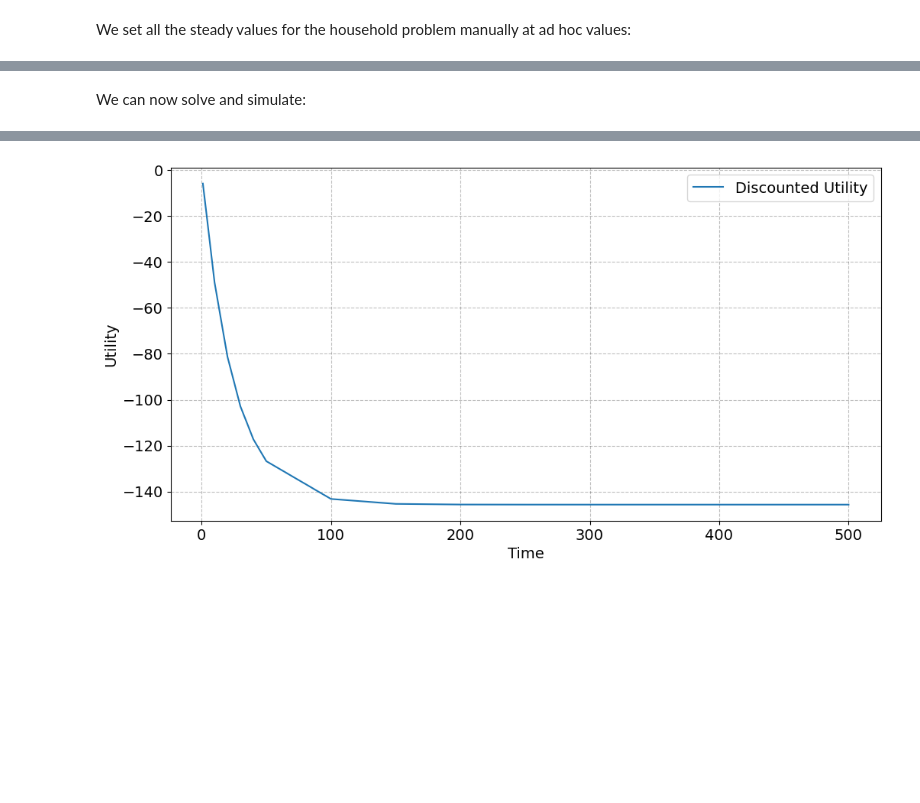
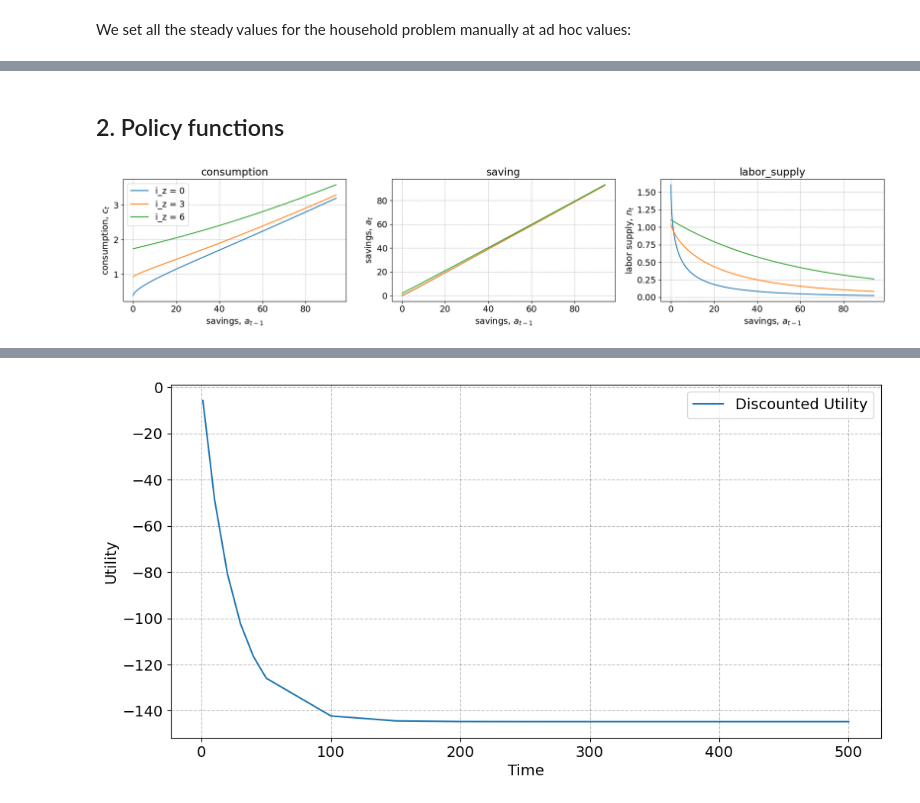
Before and after one commit to funlime/Assignment_2, a Jupyter notebook: Assignment_II/HANCWelfareModel.ipynb, the cells around one changed output, grey strips where cells are left out. Drawn from its saved outputs; the diff is of its cells as text; code cells hidden in the pictures; blank space fills up the shorter version.

```diff
--- a/Assignment_II/HANCWelfareModel.ipynb
+++ b/Assignment_II/HANCWelfareModel.ipynb
@@ -188,2 +258,53 @@ def udskriv():
-# %% [markdown]
-We can now solve and simulate:
+# %% [markdown]
+## 2. Policy functions
+# %%
+i_fix = 0
+
+fig = plt.figure(figsize=(18,4),dpi=100)
+a_max = 100
+
+# a. consumption
+I = par.a_grid < a_max
+
+ax = fig.add_subplot(1,3,1)
+ax.set_title(f'consumption')
+
+for i_z in [0,par.Nz//2,par.Nz-1]:
+    ax.plot(par.a_grid[I],ss.c[i_fix,i_z,I],label=f'i_z = {i_z}')
+
+ax.legend(frameon=True)
+ax.set_xlabel('savings, $a_{t-1}$')
+ax.set_ylabel('consumption, $c_t$')
+
+# b. saving
+I = par.a_grid < a_max
+
+ax = fig.add_subplot(1,3,2)
+ax.set_title(f'saving')
+
+for i_z in [0,par.Nz//2,par.Nz-1]:
+    ax.plot(par.a_grid[I],ss.a[i_fix,i_z,I],label=f'i_z = {i_z}')
+
+ax.set_xlabel('savings, $a_{t-1}$')
+ax.set_ylabel('savings, $a_{t}$')
+
+# c. labor supply
+I = par.a_grid < a_max
+
+ax = fig.add_subplot(1,3,3)
+ax.set_title(f'labor_supply')
+
+for i_z in [0,par.Nz//2,par.Nz-1]:
+    ax.plot(par.a_grid[I],ss.ell[i_fix,i_z,I],label=f'i_z = {i_z}')
+
+ax.set_xlabel('savings, $a_{t-1}$')
+ax.set_ylabel('labor supply, $n_{t}$')
+
+
+fig.tight_layout()
+#save figure
+#fig.savefig('figs/fig_policy.png', bbox_inches='tight')
+
+plt.show()
+# %% [output]
+[figure, added]
```
Also changed, not shown: parts of 27 cells of this notebook, 3 other files.
